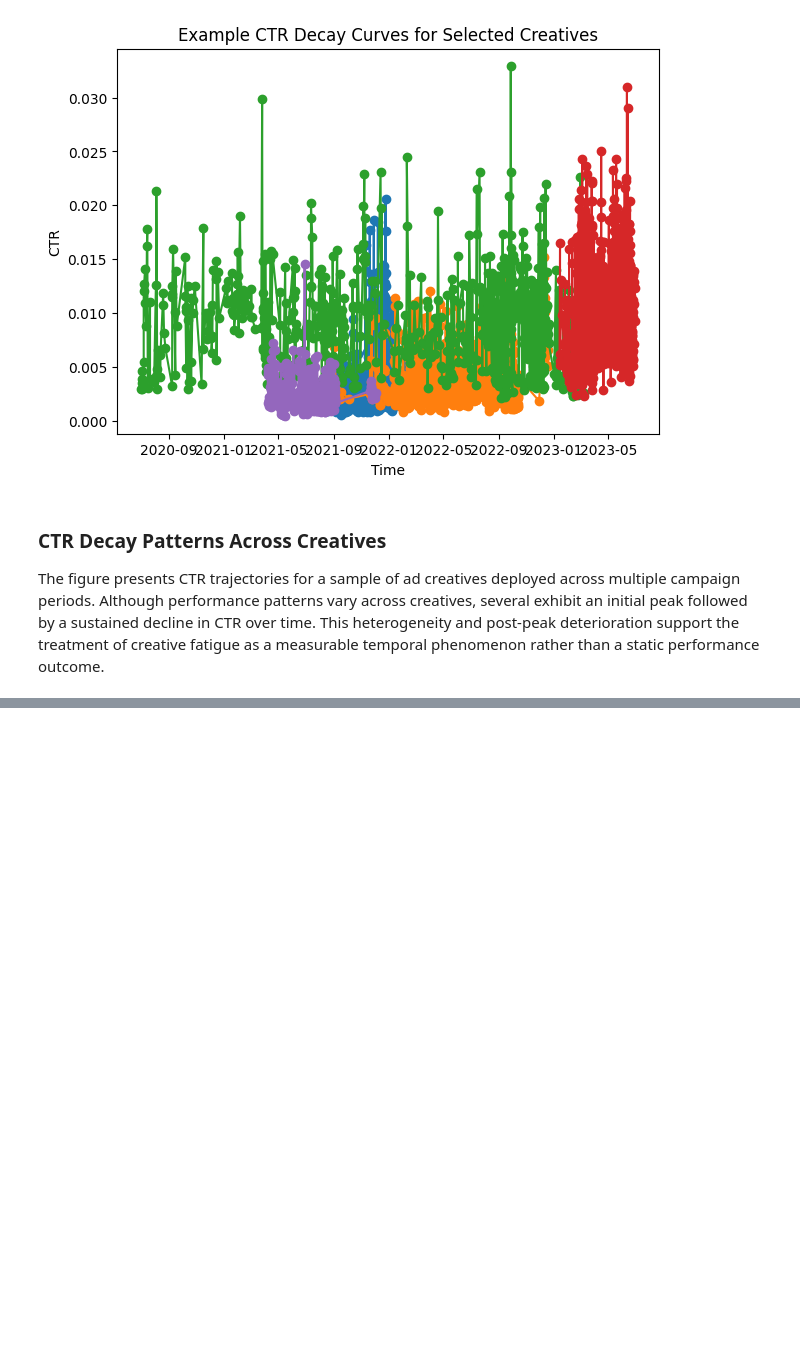
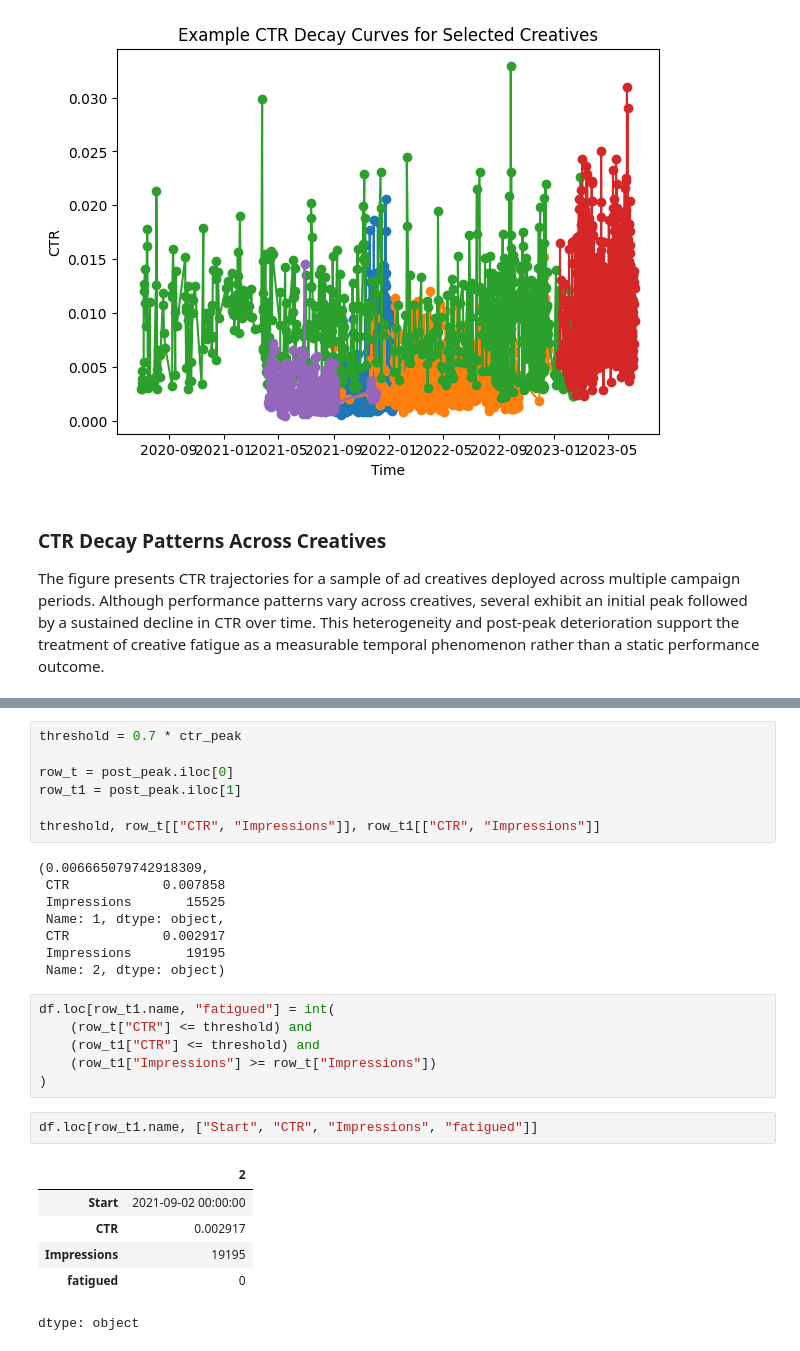
Before and after one commit to sandesh-sm/Creative-Fatigue-in-Paid-Social-Advertising, a Jupyter notebook: Creative_Fatigue_Thesis.ipynb, the cells around one changed output, grey strips where cells are left out. Saved outputs shown, nothing was run; the diff lists cells and outputs as text; blank space fills up the shorter version.

```diff
--- a/Creative_Fatigue_Thesis.ipynb
+++ b/Creative_Fatigue_Thesis.ipynb
@@ -92,0 +148,30 @@ The figure presents CTR trajectories for a sample of ad creatives deployed acros
+# %%
+threshold = 0.7 * ctr_peak
+
+row_t = post_peak.iloc[0]
+row_t1 = post_peak.iloc[1]
+
+threshold, row_t[["CTR", "Impressions"]], row_t1[["CTR", "Impressions"]]
+# %% [output]
+(0.006665079742918309,
+ CTR            0.007858
+ Impressions       15525
+ Name: 1, dtype: object,
+ CTR            0.002917
+ Impressions       19195
+ Name: 2, dtype: object)
+# %%
+df.loc[row_t1.name, "fatigued"] = int(
+    (row_t["CTR"] <= threshold) and
+    (row_t1["CTR"] <= threshold) and
+    (row_t1["Impressions"] >= row_t["Impressions"])
+)
+# %%
+df.loc[row_t1.name, ["Start", "CTR", "Impressions", "fatigued"]]
+# %% [output]
+|  | 2 |
+| Start | 2021-09-02 00:00:00 |
+| CTR | 0.002917 |
+| Impressions | 19195 |
+| fatigued | 0 |
+dtype: object
```
Also changed, not shown: parts of 15 cells of this notebook.
